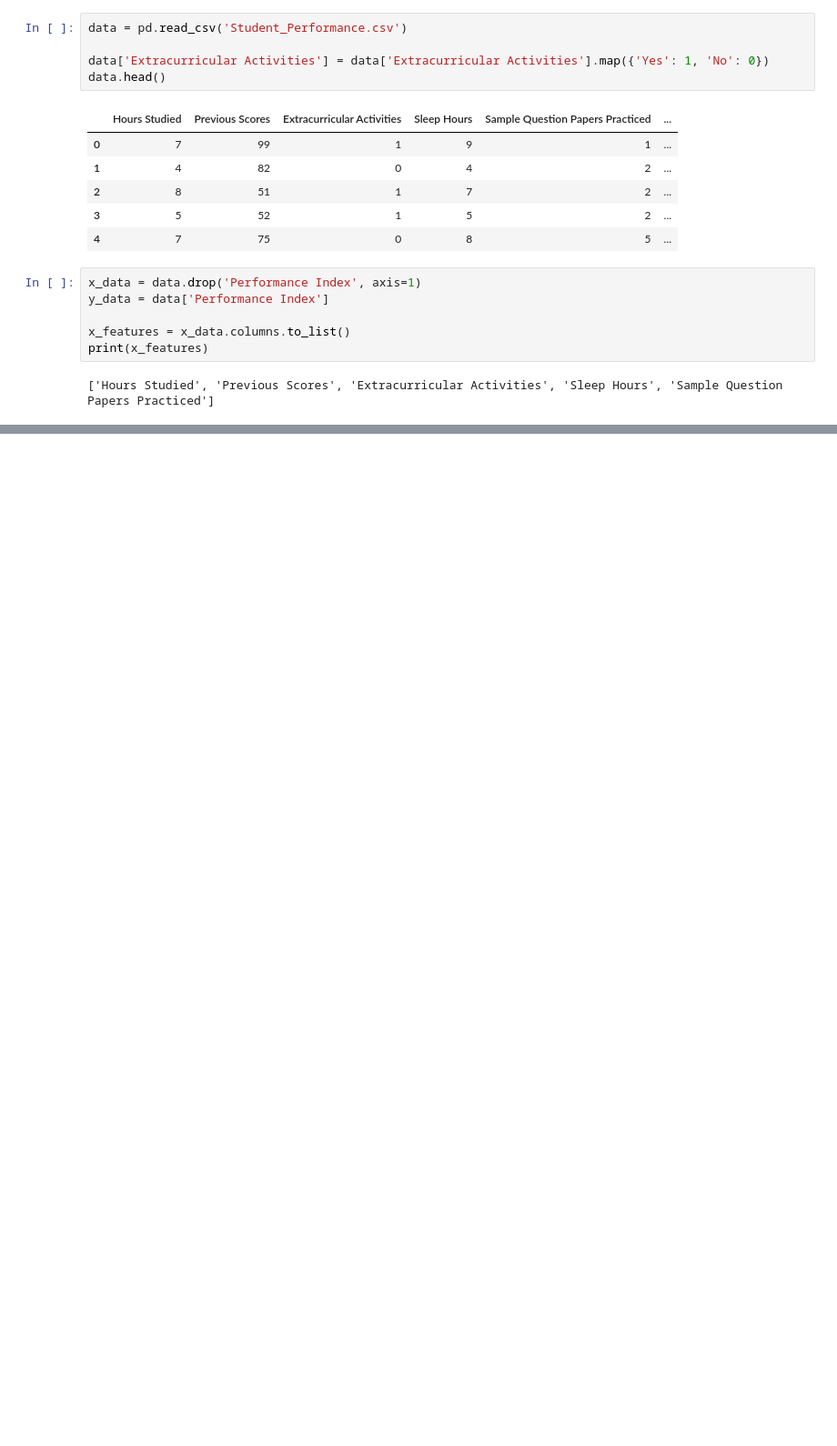
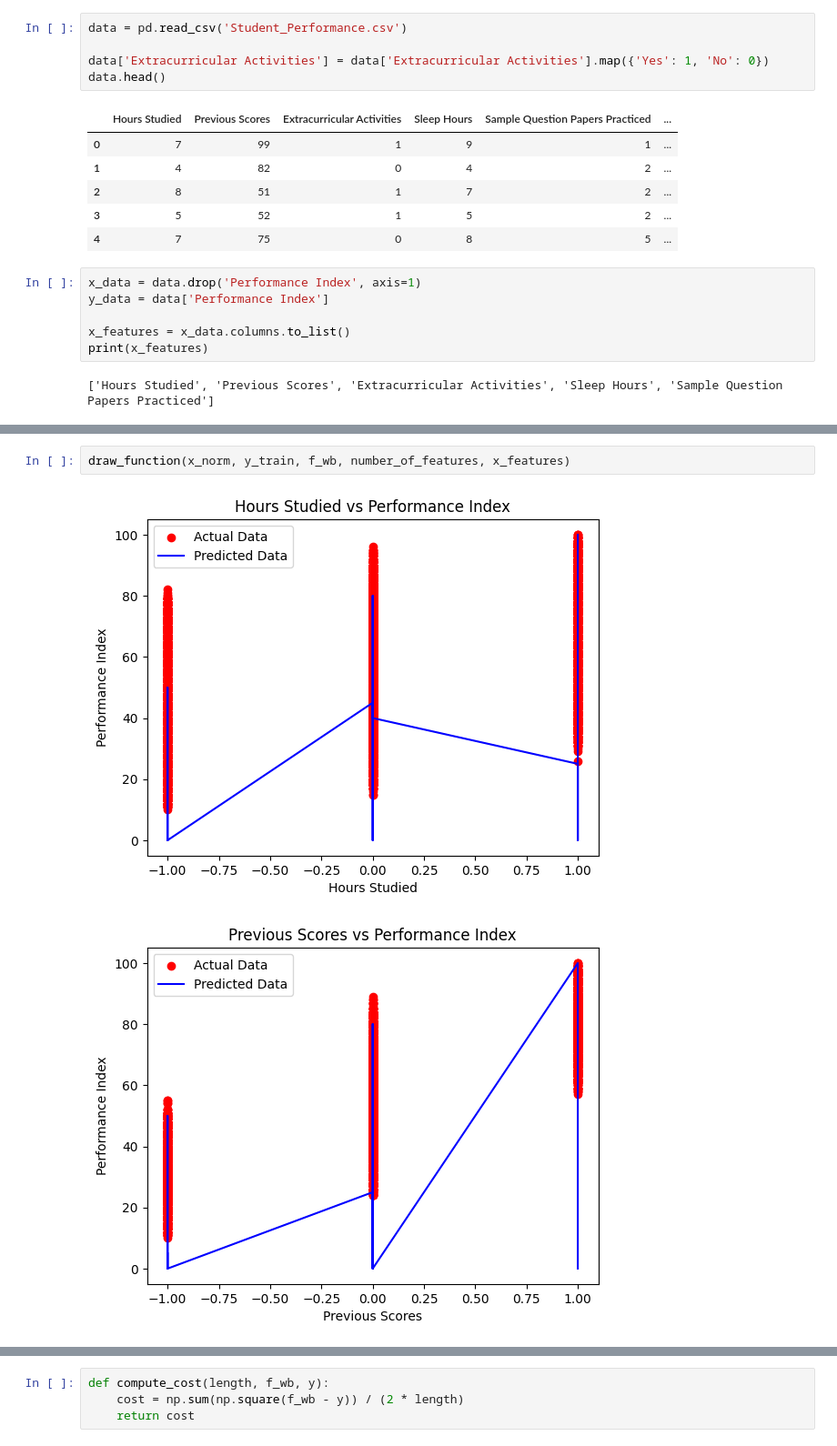
Before and after one commit to KartikAg13/student_performance_prediction, a Jupyter notebook: main.ipynb, the cells around one changed output, grey strips where cells are left out. Shown at 91% size. Cells and saved outputs as stored; diff of their text form; blank space fills up the shorter version.

```diff
--- a/main.ipynb
+++ b/main.ipynb
@@ -38,0 +112,5 @@ Length of the data: 10000
+# %%
+draw_function(x_norm, y_train, f_wb, number_of_features, x_features)
+# %% [output]
+[figure, added]
+[figure, added]
@@ -38,0 +120,4 @@ Length of the data: 10000
+# %%
+def compute_cost(length, f_wb, y):
+    cost = np.sum(np.square(f_wb - y)) / (2 * length)
+    return cost
```
Also changed, not shown: parts of 16 cells of this notebook.
